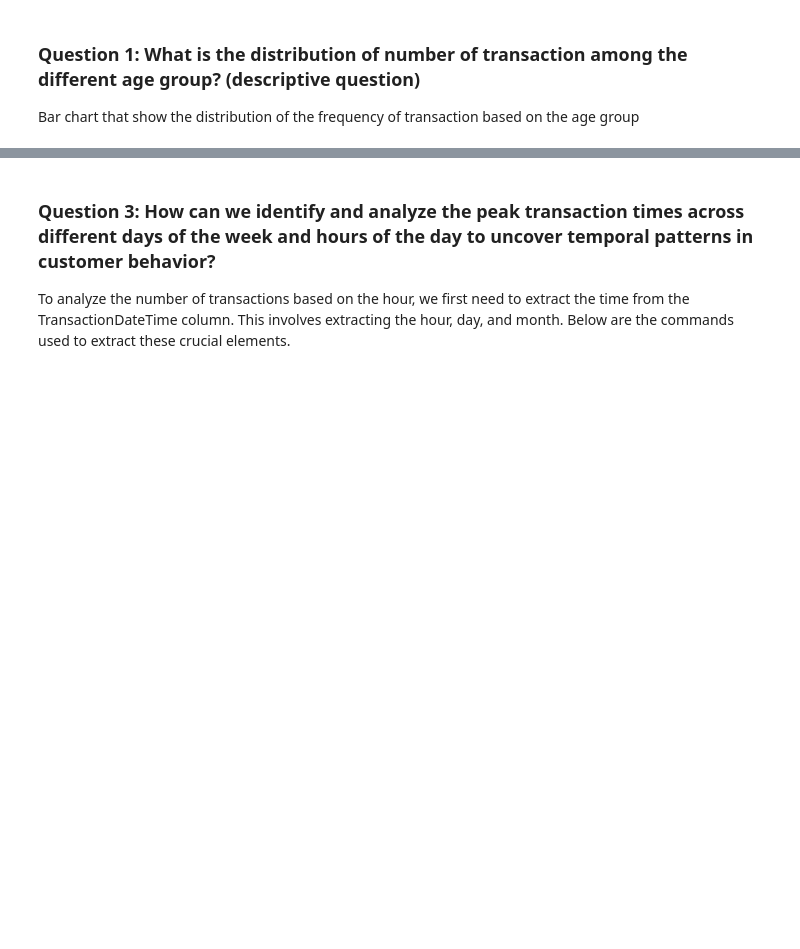
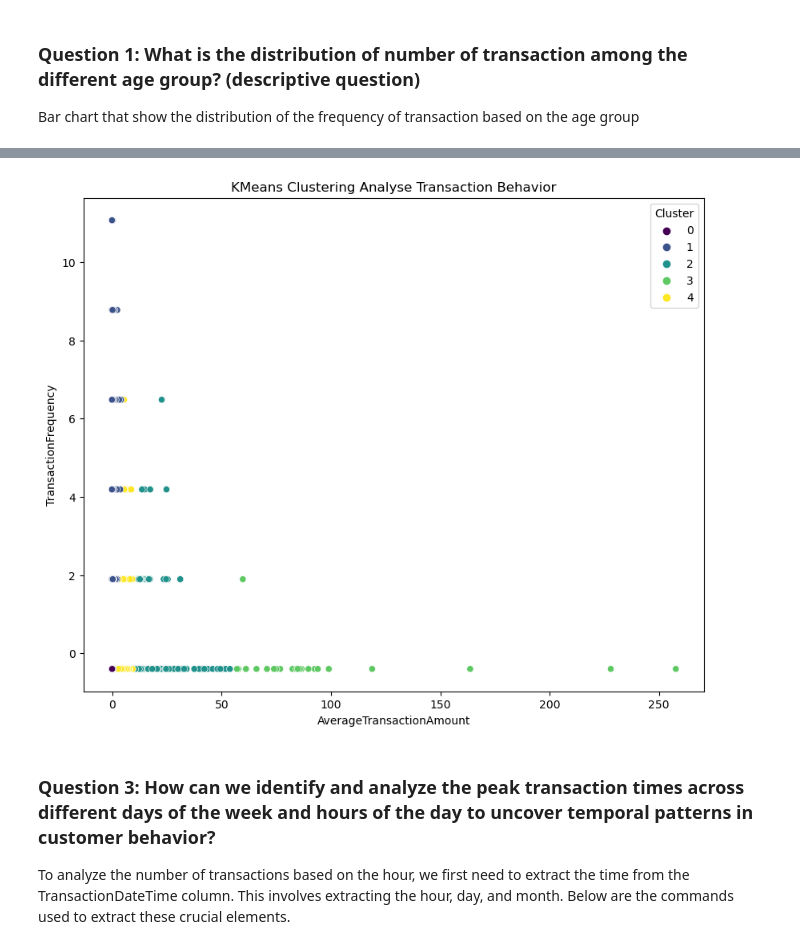
Before and after one commit to Azriy-Nazariee/DSAss, a Jupyter notebook: new_dataset/TT3L_Group8.ipynb, the cells around one changed output, grey strips where cells are left out. Saved outputs shown, nothing was run; the diff lists cells and outputs as text; code cells hidden in the pictures; blank space fills up the shorter version.

```diff
--- a/new_dataset/TT3L_Group8.ipynb
+++ b/new_dataset/TT3L_Group8.ipynb
@@ -174,0 +268,7 @@ plt.show()
+# %%
+# Apply K-means clustering
+optimal_clusters = 5  # number of clusters determined from the Elbow Method
+kmeans = KMeans(optimal_clusters, random_state=42)
+customer_agg['Cluster'] = kmeans.fit_predict(clustering_data)
+
+customer_agg
@@ -175,3 +289,14 @@ plt.show()
+# %%
+# Plot the clusters
+plt.figure(figsize=(10, 8))
+sns.scatterplot(x='AverageTransactionAmount', y='TransactionFrequency', hue='Cluster', data=customer_agg, palette='viridis')
+plt.title('KMeans Clustering Analyse Transaction Behavior')
+plt.xlabel('AverageTransactionAmount')
+plt.ylabel('TransactionFrequency')
+plt.legend(title='Cluster')
+plt.show()
+# %% [output]
+[figure, added]
 # %% [markdown]
 ### Question 3: How can we identify and analyze the peak transaction times across different days of the week and hours of the day to uncover temporal patterns in customer behavior?
 To analyze the number of transactions based on the hour, we first need to extract the time from the TransactionDateTime column. This involves extracting the hour, day, and month. Below are the commands used to extract these crucial elements.
```
Also changed, not shown: parts of 18 cells of this notebook.
